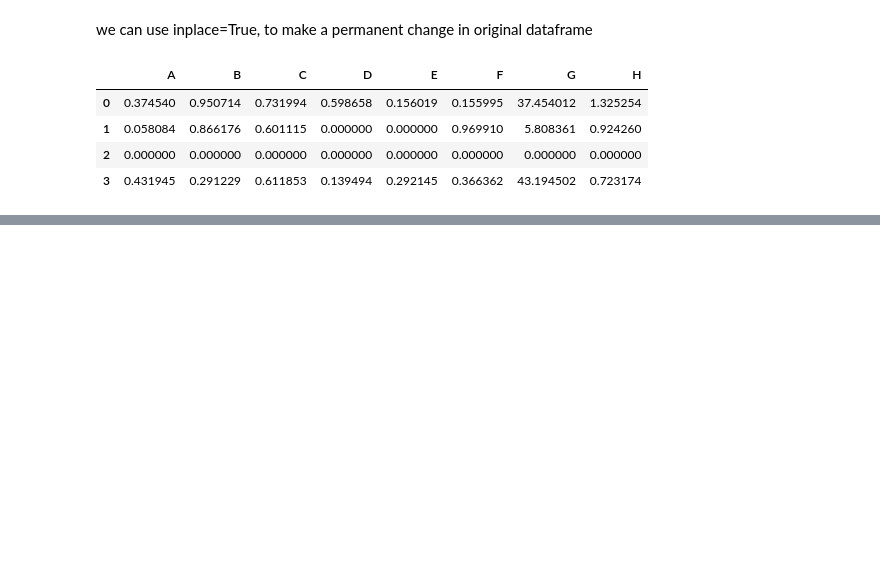
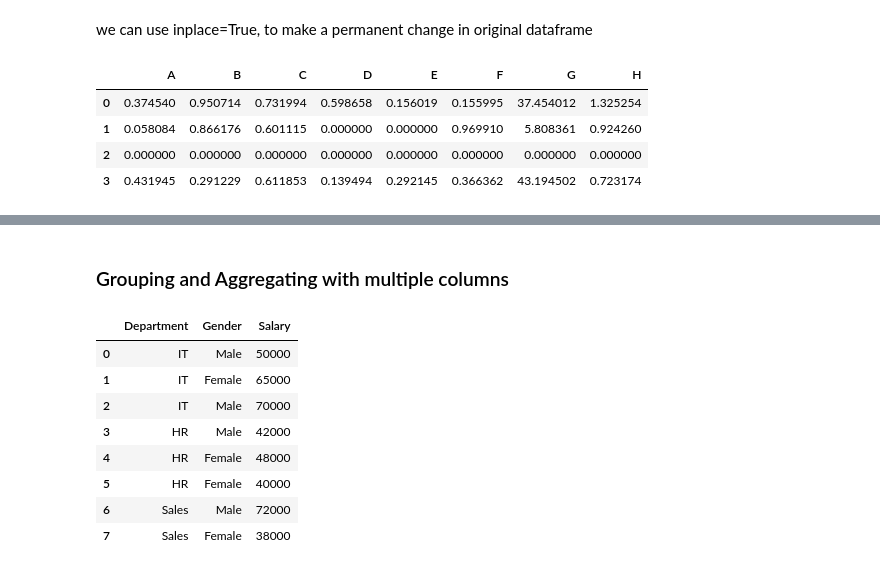
Before and after one commit to abm4github/IITM-BS-MLP-Notes, a Jupyter notebook: MLP_week1.ipynb, the cells around one changed output, grey strips where cells are left out. Cells and saved outputs as stored; diff of their text form; code cells hidden in the pictures; blank space fills up the shorter version.

```diff
--- a/MLP_week1.ipynb
+++ b/MLP_week1.ipynb
@@ -619,0 +695,23 @@ df_random_copy # now, column I is deleted in the original one
+# %% [markdown]
+### Grouping and Aggregating with multiple columns
+# %%
+import pandas as pd
+
+data = {
+    'Department': ['IT','IT','IT','HR','HR','HR','Sales','Sales'],
+    'Gender': ['Male','Female','Male','Male','Female','Female','Male','Female'],
+    'Salary': [50000, 65000, 70000, 42000, 48000, 40000, 72000, 38000]
+}
+
+df = pd.DataFrame(data)
+df
+# %% [output]
+|  | Department | Gender | Salary |
+| 0 | IT | Male | 50000 |
+| 1 | IT | Female | 65000 |
+| 2 | IT | Male | 70000 |
+| 3 | HR | Male | 42000 |
+| 4 | HR | Female | 48000 |
+| 5 | HR | Female | 40000 |
+| 6 | Sales | Male | 72000 |
+| 7 | Sales | Female | 38000 |
```
Also changed, not shown: parts of 15 cells of this notebook.
